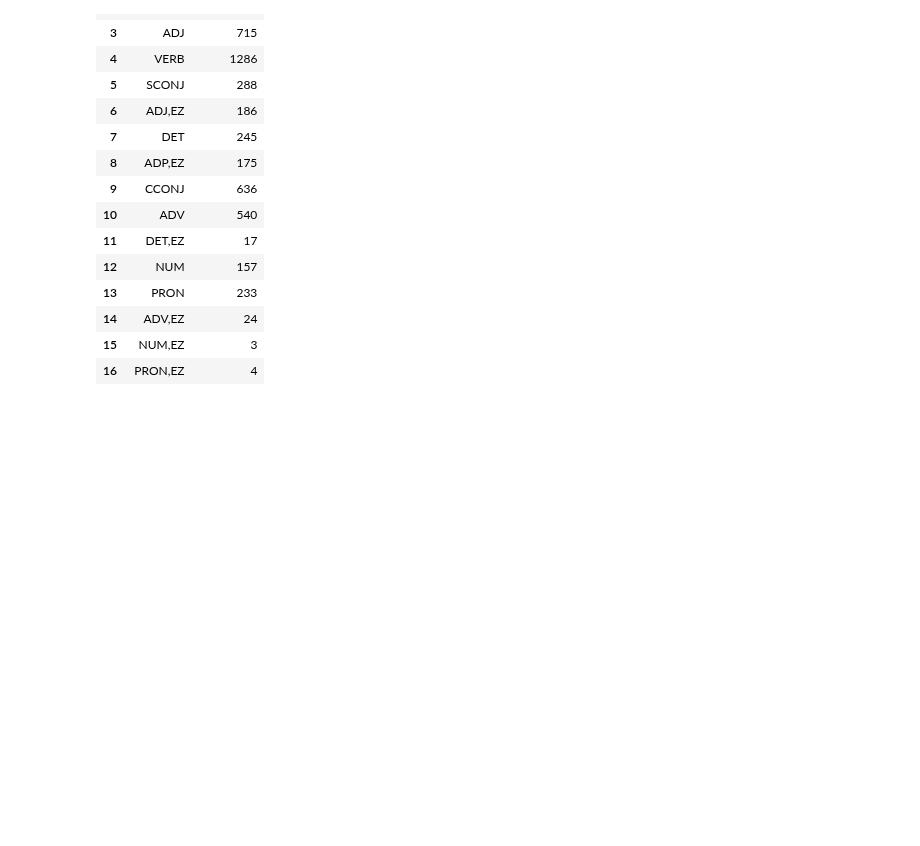
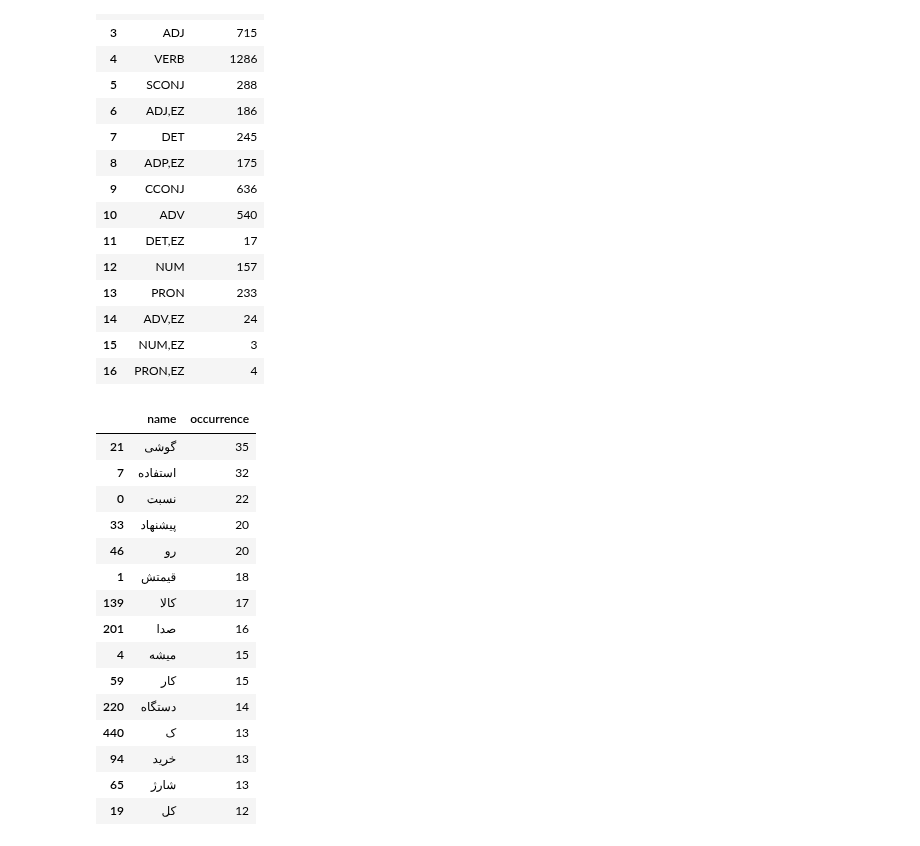
Before and after one commit to pouriaSameti/NLP, a Jupyter notebook: 2-Language model/Language Model.ipynb, the cells around one changed output. Saved outputs shown, nothing was run; the diff lists cells and outputs as text; code cells hidden in the pictures; blank space fills up the shorter version.

Commit message:
POS Tagging-> showing the most observed Nouns

```diff
--- a/2-Language model/Language Model.ipynb
+++ b/2-Language model/Language Model.ipynb
@@ -568,3 +568,35 @@ pos_counted_df
 | 14 | ADV,EZ | 24 |
 | 15 | NUM,EZ | 3 |
 | 16 | PRON,EZ | 4 |
+# %%
+# showing the most observed Nouns
+
+def get_name_occurrence(tagged_data: list):
+    name_counter = {}  #key: pos  value: number of pos occurrence
+    for word, tag in tagged_data:
+        if tag == 'NOUN':
+            if word not in name_counter.keys():
+                name_counter[word] = 0
+            name_counter[word] += 1
+    return name_counter
+
+name_counted = get_name_occurrence(tagged_all_words)
+name_counted_df = pd.DataFrame(data={'name': name_counted.keys(), 'occurrence': name_counted.values()}).sort_values(by='occurrence', ascending=False)[:15]
+name_counted_df
+# %% [output]
+|  | name | occurrence |
+| 21 | گوشی | 35 |
+| 7 | استفاده | 32 |
+| 0 | نسبت | 22 |
+| 33 | پیشنهاد | 20 |
+| 46 | رو | 20 |
+| 1 | قیمتش | 18 |
+| 139 | کالا | 17 |
+| 201 | صدا | 16 |
+| 4 | میشه | 15 |
+| 59 | کار | 15 |
+| 220 | دستگاه | 14 |
+| 440 | ک | 13 |
+| 94 | خرید | 13 |
+| 65 | شارژ | 13 |
+| 19 | کل | 12 |
```
